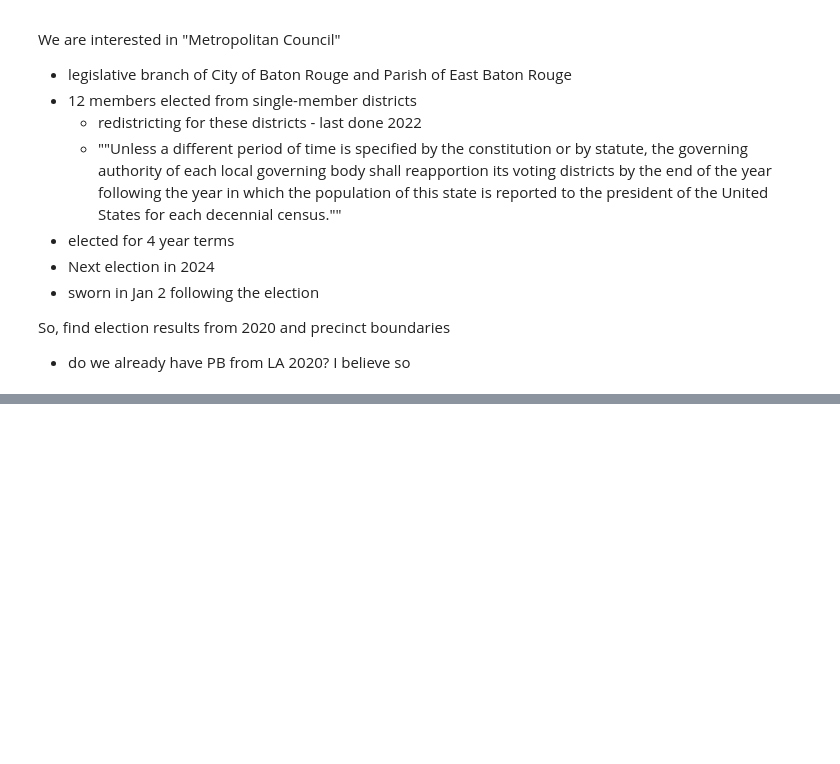
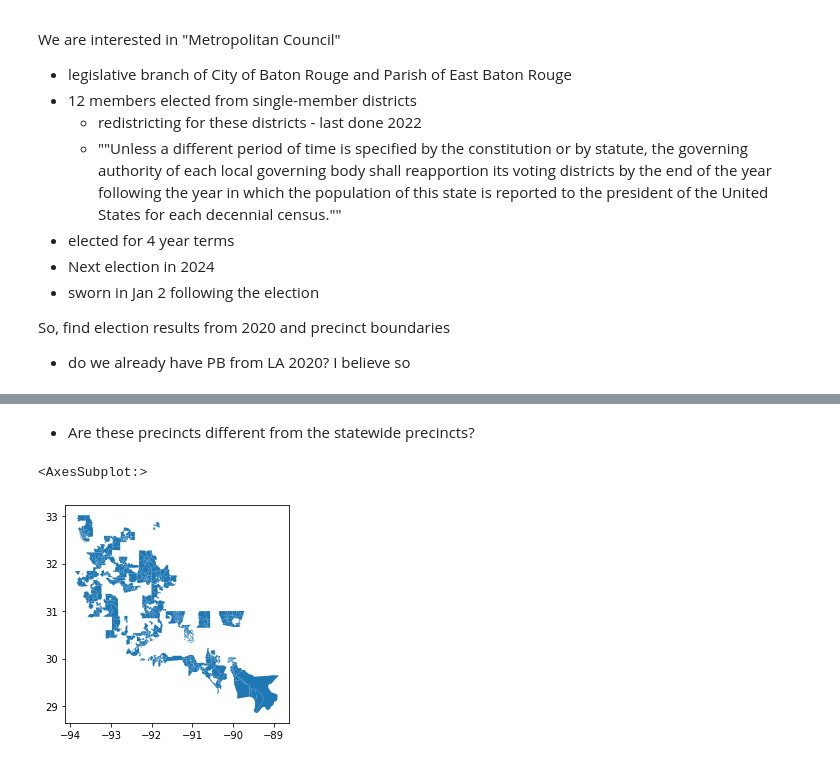
Before and after one commit to nonpartisan-redistricting-datahub/local_pber_collection, a Jupyter notebook: la_east_baton_rouge/east_baton_rouge_la_metro_council.ipynb, the cells around one changed output, grey strips where cells are left out. Saved outputs shown, nothing was run; the diff lists cells and outputs as text; code cells hidden in the pictures; blank space fills up the shorter version.

```diff
--- a/la_east_baton_rouge/east_baton_rouge_la_metro_council.ipynb
+++ b/la_east_baton_rouge/east_baton_rouge_la_metro_council.ipynb
@@ -43,0 +283,7 @@ So, find election results from 2020 and precinct boundaries
+# %% [markdown]
+- Are these precincts different from the statewide precincts?
+# %%
+shp[(shp["NAME"].str.contains("-1"))|(shp["NAME"].str.contains("-2"))|(shp["NAME"].str.contains("-3"))].plot()
+# %% [output]
+<AxesSubplot:>
+[figure, added]
```
Also changed, not shown: parts of 48 cells of this notebook.
